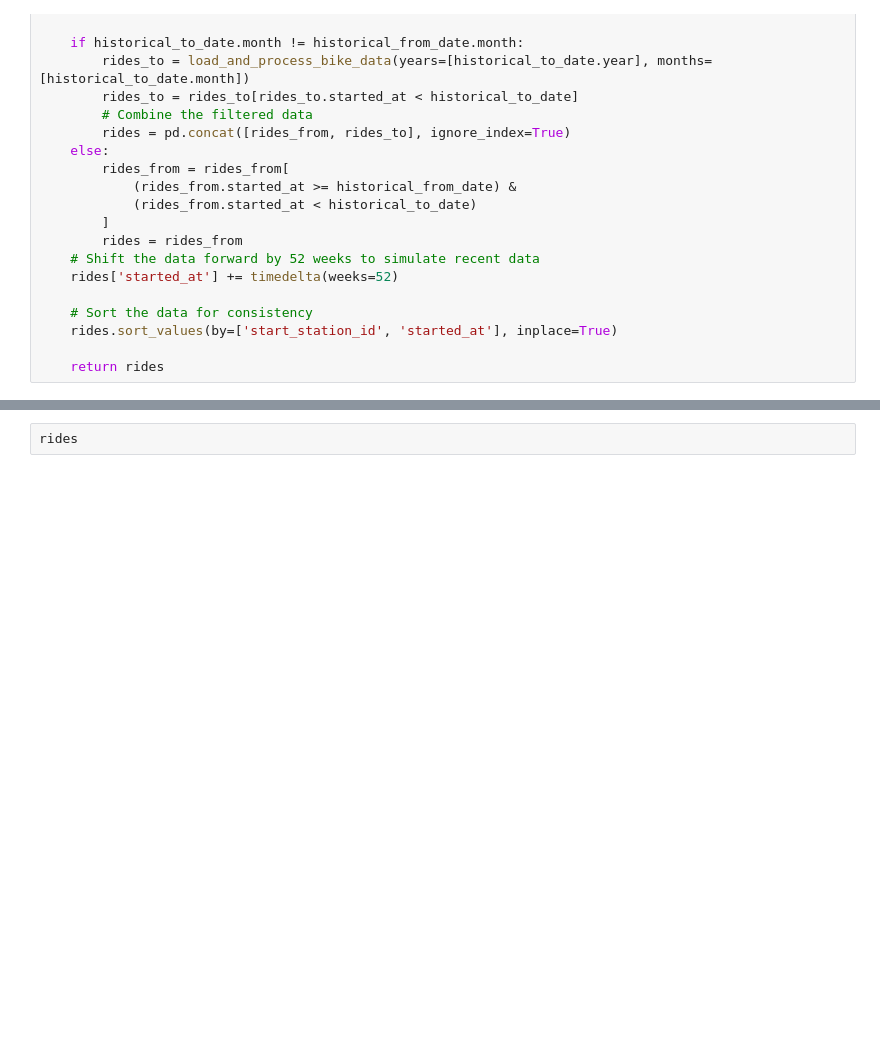
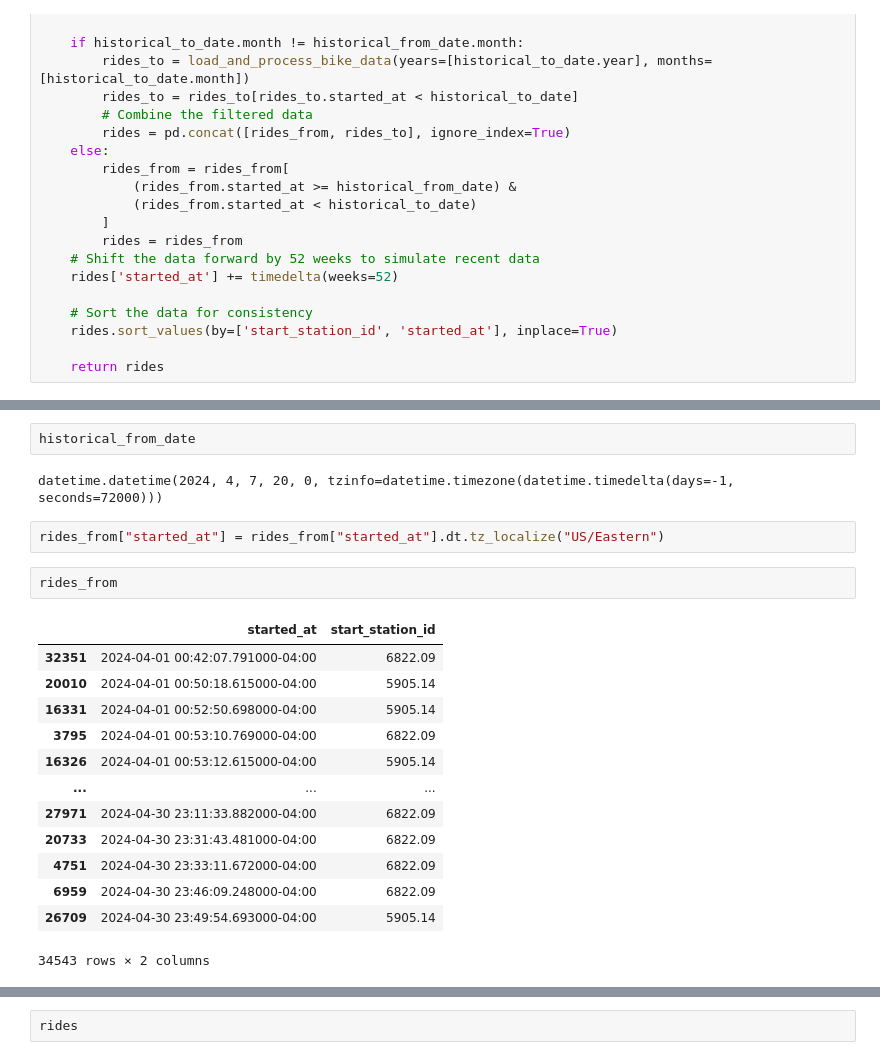
Before and after one commit to nolantphillips/CitiBike, a Jupyter notebook: notebooks/12_feature_pipeline.ipynb, the cells around one changed output, grey strips where cells are left out. Saved outputs shown, nothing was run; the diff lists cells and outputs as text; blank space fills up the shorter version.

```diff
--- a/notebooks/12_feature_pipeline.ipynb
+++ b/notebooks/12_feature_pipeline.ipynb
@@ -93,0 +447,22 @@ def fetch_batch_raw_data(from_date: Union[datetime, str], to_date: Union[datetim
+# %%
+historical_from_date
+# %% [output]
+datetime.datetime(2024, 4, 7, 20, 0, tzinfo=datetime.timezone(datetime.timedelta(days=-1, seconds=72000)))
+# %%
+rides_from["started_at"] = rides_from["started_at"].dt.tz_localize("US/Eastern")
+# %%
+rides_from
+# %% [output]
+|  | started_at | start_station_id |
+| 32351 | 2024-04-01 00:42:07.791000-04:00 | 6822.09 |
+| 20010 | 2024-04-01 00:50:18.615000-04:00 | 5905.14 |
+| 16331 | 2024-04-01 00:52:50.698000-04:00 | 5905.14 |
+| 3795 | 2024-04-01 00:53:10.769000-04:00 | 6822.09 |
+| 16326 | 2024-04-01 00:53:12.615000-04:00 | 5905.14 |
+| ... | ... | ... |
+| 27971 | 2024-04-30 23:11:33.882000-04:00 | 6822.09 |
+| 20733 | 2024-04-30 23:31:43.481000-04:00 | 6822.09 |
+| 4751 | 2024-04-30 23:33:11.672000-04:00 | 6822.09 |
+| 6959 | 2024-04-30 23:46:09.248000-04:00 | 6822.09 |
+| 26709 | 2024-04-30 23:49:54.693000-04:00 | 5905.14 |
+34543 rows × 2 columns
```
Also changed, not shown: parts of 18 cells of this notebook, 2 other files.
